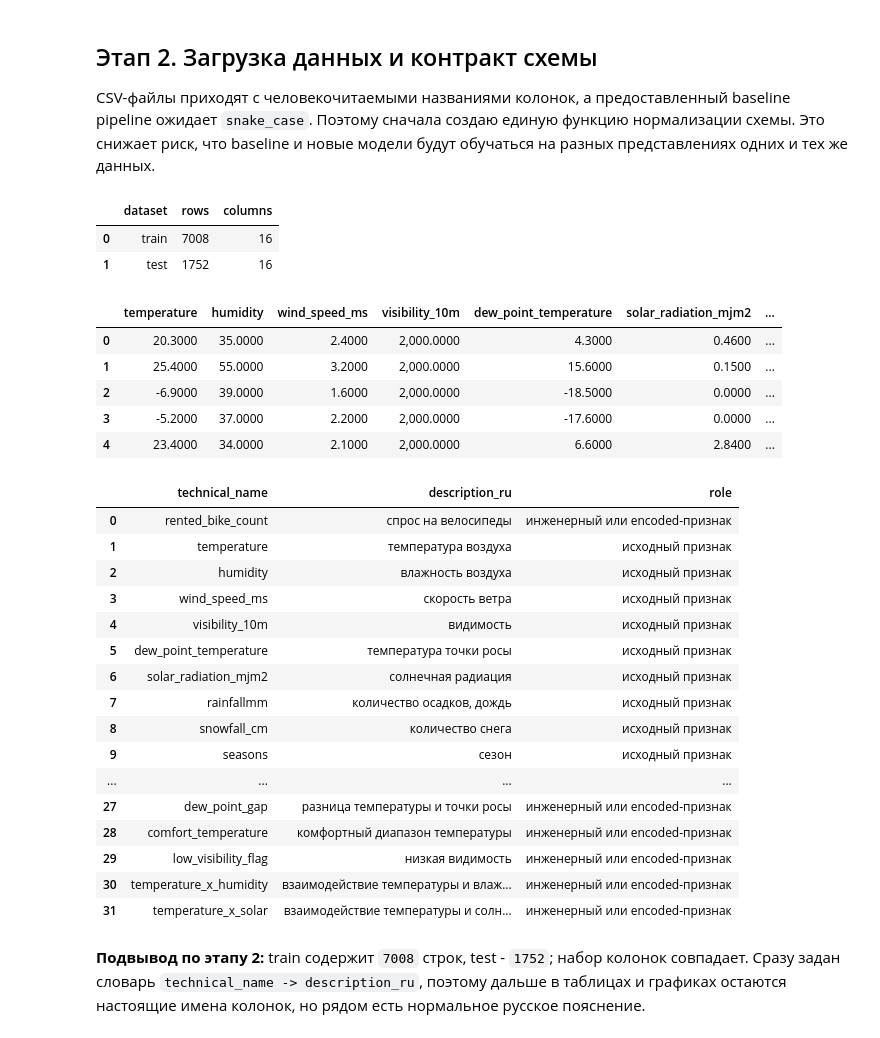
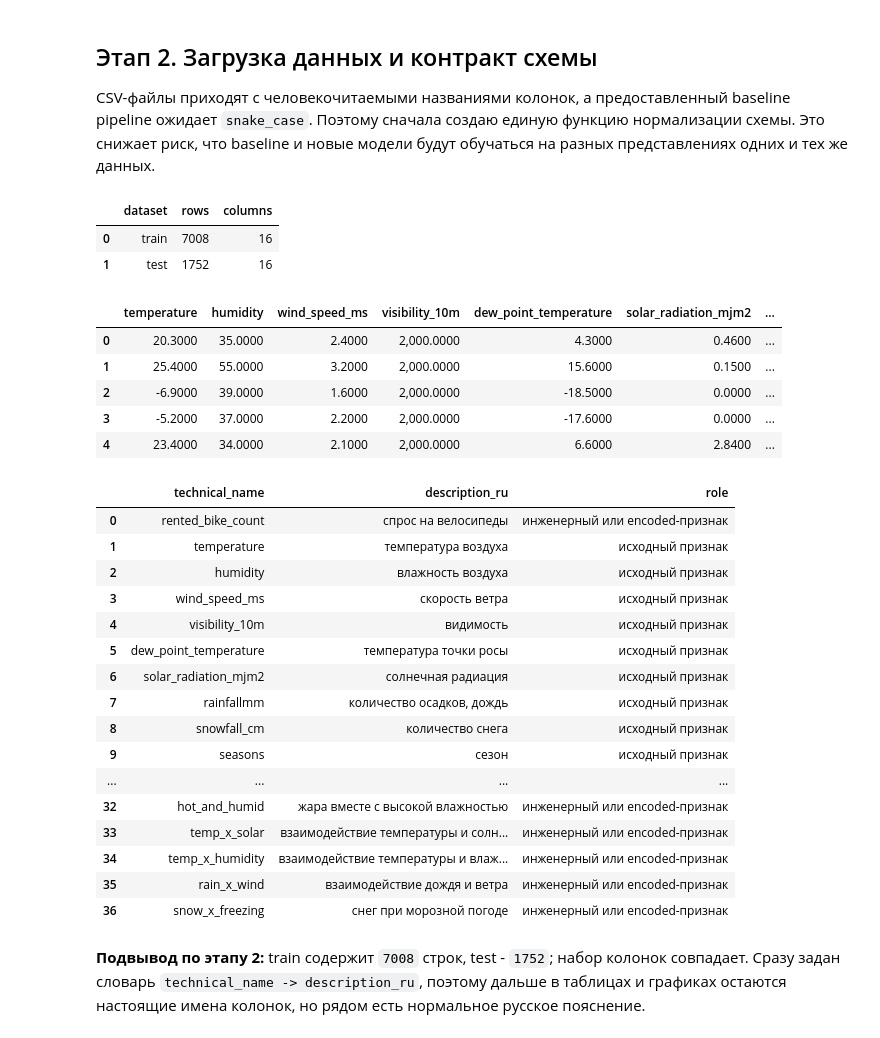
Before and after one commit to neiro/ds_sonv, a Jupyter notebook: ml-env/work.ipynb, the cells around one changed output. Saved outputs shown, nothing was run; the diff lists cells and outputs as text; code cells hidden in the pictures.

```diff
--- a/ml-env/work.ipynb
+++ b/ml-env/work.ipynb
@@ -250,7 +250,7 @@ import textwrap
 import time
 import warnings
 from pathlib import Path
-from typing import Any, Dict, List, Optional, Tuple
+from typing import Any
 
 import joblib
 import matplotlib.pyplot as plt
@@ -260,7 +260,7 @@ import pandas as pd
 import seaborn as sns
 import sklearn
 from IPython.display import Markdown, display
-from sklearn.base import BaseEstimator, TransformerMixin
+from sklearn.base import BaseEstimator
 from sklearn.compose import ColumnTransformer
 from sklearn.dummy import DummyRegressor
 from sklearn.inspection import permutation_importance
@@ -283,7 +283,7 @@ N_TRIALS_TREE = 45
 TARGET_ORIGINAL = "Rented Bike Count"
 TARGET = "rented_bike_count"
 
-def find_project_root(start: Optional[Path] = None) -> Path:
+def find_project_root(start: Path | None = None) -> Path:
     start = (start or Path.cwd()).resolve()
     for candidate in [start, *start.parents]:
         has_project_files = all(
@@ -411,13 +441,18 @@ FEATURE_DESCRIPTIONS_RU = {
     "time_period_morning": "утренний период",
     "time_period_night": "ночной период",
     "time_period_daytime": "дневной период",
-    "rainfall_flag": "наличие дождя",
-    "snowfall_flag": "наличие снега",
     "dew_point_gap": "разница температуры и точки росы",
-    "comfort_temperature": "комфортный диапазон температуры",
-    "low_visibility_flag": "низкая видимость",
-    "temperature_x_humidity": "взаимодействие температуры и влажности",
-    "temperature_x_solar": "взаимодействие температуры и солнечной радиации",
+    "has_rain": "наличие дождя",
+    "has_snow": "наличие снега",
+    "has_precipitation": "наличие любых осадков",
+    "comfortable_temperature": "комфортный диапазон температуры",
+    "freezing_weather": "морозная погода",
+    "hot_weather": "жаркая погода",
+    "hot_and_humid": "жара вместе с высокой влажностью",
+    "temp_x_solar": "взаимодействие температуры и солнечной радиации",
+    "temp_x_humidity": "взаимодействие температуры и влажности",
+    "rain_x_wind": "взаимодействие дождя и ветра",
+    "snow_x_freezing": "снег при морозной погоде",
 }
 
 FEATURE_UNITS = {
@@ -465,7 +500,7 @@ def wrap_plot_label(label: Any, width: int = 34) -> str:
     return "\n".join(textwrap.wrap(str(label), width=width, break_long_words=False))
 
 
-def short_params_for_plot(model_name: str, params: Dict[str, Any]) -> str:
+def short_params_for_plot(model_name: str, params: dict[str, Any]) -> str:
     if not params:
         return "strategy=mean (среднее)"
     if model_name == "decision_tree_optuna":
@@ -534,38 +569,38 @@ feature_dictionary = pd.DataFrame(
     ]
 )
 display(feature_dictionary)
 
 assert train.shape == (7008, 16), "Unexpected train shape"
 assert test.shape == (1752, 16), "Unexpected test shape"
 assert list(train.columns) == list(test.columns), "Train/test schemas differ"
 assert TARGET in train.columns and TARGET in test.columns
 # %% [output]
 |  | dataset | rows | columns |
 | 0 | train | 7008 | 16 |
 | 1 | test | 1752 | 16 |
 |  | temperature | humidity | wind_speed_ms | visibility_10m | dew_point_temperature | solar_radiation_mjm2 | ... |
 | 0 | 20.3000 | 35.0000 | 2.4000 | 2,000.0000 | 4.3000 | 0.4600 | ... |
 | 1 | 25.4000 | 55.0000 | 3.2000 | 2,000.0000 | 15.6000 | 0.1500 | ... |
 | 2 | -6.9000 | 39.0000 | 1.6000 | 2,000.0000 | -18.5000 | 0.0000 | ... |
 | 3 | -5.2000 | 37.0000 | 2.2000 | 2,000.0000 | -17.6000 | 0.0000 | ... |
 | 4 | 23.4000 | 34.0000 | 2.1000 | 2,000.0000 | 6.6000 | 2.8400 | ... |
 |  | technical_name | description_ru | role |
 | 0 | rented_bike_count | спрос на велосипеды | инженерный или encoded-признак |
 | 1 | temperature | температура воздуха | исходный признак |
 | 2 | humidity | влажность воздуха | исходный признак |
 | 3 | wind_speed_ms | скорость ветра | исходный признак |
 | 4 | visibility_10m | видимость | исходный признак |
 | 5 | dew_point_temperature | температура точки росы | исходный признак |
 | 6 | solar_radiation_mjm2 | солнечная радиация | исходный признак |
 | 7 | rainfallmm | количество осадков, дождь | исходный признак |
 | 8 | snowfall_cm | количество снега | исходный признак |
 | 9 | seasons | сезон | исходный признак |
 | ... | ... | ... | ... |
-| 27 | dew_point_gap | разница температуры и точки росы | инженерный или encoded-признак |
-| 28 | comfort_temperature | комфортный диапазон температуры | инженерный или encoded-признак |
-| 29 | low_visibility_flag | низкая видимость | инженерный или encoded-признак |
-| 30 | temperature_x_humidity | взаимодействие температуры и влаж... | инженерный или encoded-признак |
-| 31 | temperature_x_solar | взаимодействие температуры и солн... | инженерный или encoded-признак |
+| 32 | hot_and_humid | жара вместе с высокой влажностью | инженерный или encoded-признак |
+| 33 | temp_x_solar | взаимодействие температуры и солн... | инженерный или encoded-признак |
+| 34 | temp_x_humidity | взаимодействие температуры и влаж... | инженерный или encoded-признак |
+| 35 | rain_x_wind | взаимодействие дождя и ветра | инженерный или encoded-признак |
+| 36 | snow_x_freezing | снег при морозной погоде | инженерный или encoded-признак |
 # %% [markdown]
 **Подвывод по этапу 2:** train содержит `7008` строк, test - `1752`; набор колонок совпадает. Сразу задан словарь `technical_name -> description_ru`, поэтому дальше в таблицах и графиках остаются настоящие имена колонок, но рядом есть нормальное русское пояснение.
 # %% [markdown]
```
Also changed, not shown: parts of 9 cells of this notebook, 3 other files.
